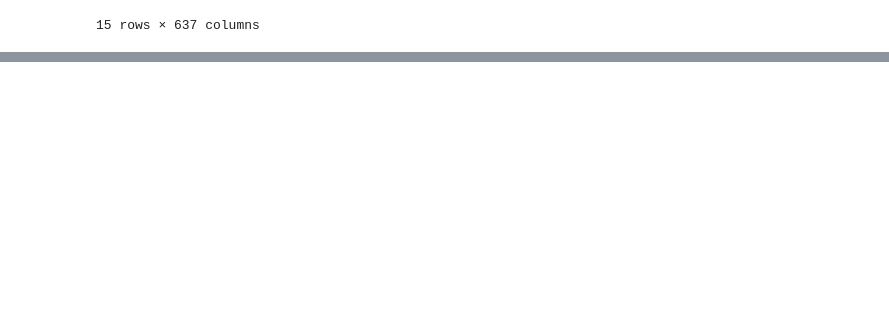
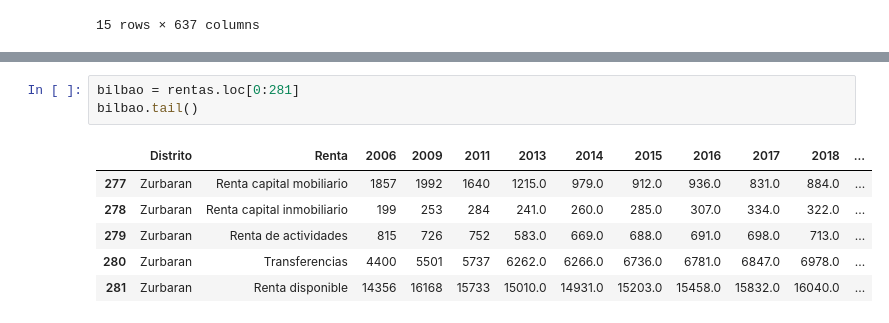
Before and after one commit to PacoFletcher/EDA, a Jupyter notebook: Rentas distritos Bilbao.ipynb, the cells around one changed output, grey strips where cells are left out. Drawn from its saved outputs; the diff is of its cells as text; blank space fills up the shorter version.

```diff
--- a/Rentas distritos Bilbao.ipynb
+++ b/Rentas distritos Bilbao.ipynb
@@ -335,0 +338,10 @@ TypeError: Index(...) must be called with a collection of some kind, 'BILBAO' wa
+# %%
+bilbao = rentas.loc[0:281]
+bilbao.tail()
+# %% [output]
+|  | Distrito | Renta | 2006 | 2009 | 2011 | 2013 | 2014 | 2015 | 2016 | 2017 | 2018 | ... |
+| 277 | Zurbaran | Renta capital mobiliario | 1857 | 1992 | 1640 | 1215.0 | 979.0 | 912.0 | 936.0 | 831.0 | 884.0 | ... |
+| 278 | Zurbaran | Renta capital inmobiliario | 199 | 253 | 284 | 241.0 | 260.0 | 285.0 | 307.0 | 334.0 | 322.0 | ... |
+| 279 | Zurbaran | Renta de actividades | 815 | 726 | 752 | 583.0 | 669.0 | 688.0 | 691.0 | 698.0 | 713.0 | ... |
+| 280 | Zurbaran | Transferencias | 4400 | 5501 | 5737 | 6262.0 | 6266.0 | 6736.0 | 6781.0 | 6847.0 | 6978.0 | ... |
+| 281 | Zurbaran | Renta disponible | 14356 | 16168 | 15733 | 15010.0 | 14931.0 | 15203.0 | 15458.0 | 15832.0 | 16040.0 | ... |
```
Also changed, not shown: parts of 6 cells of this notebook.
